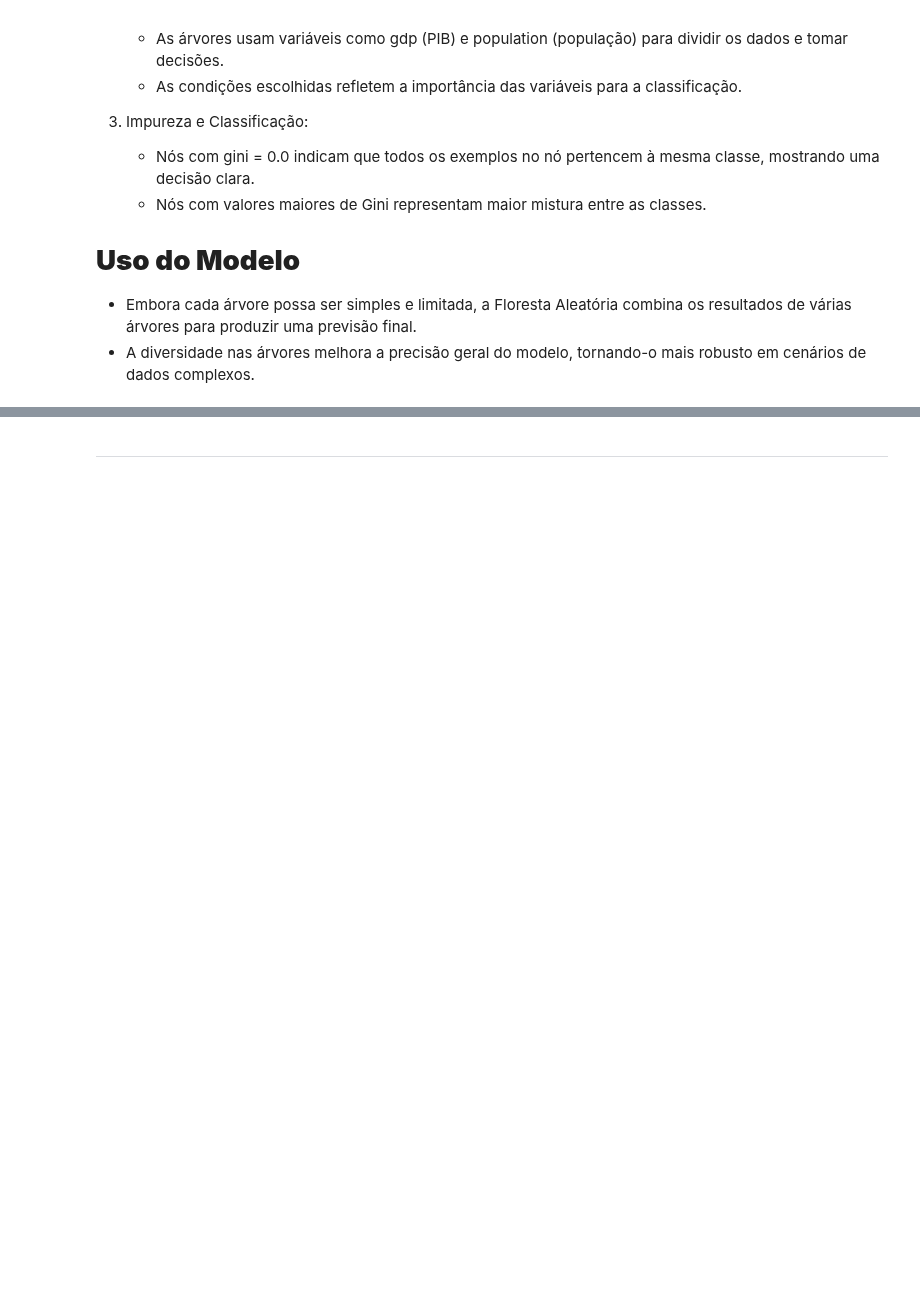
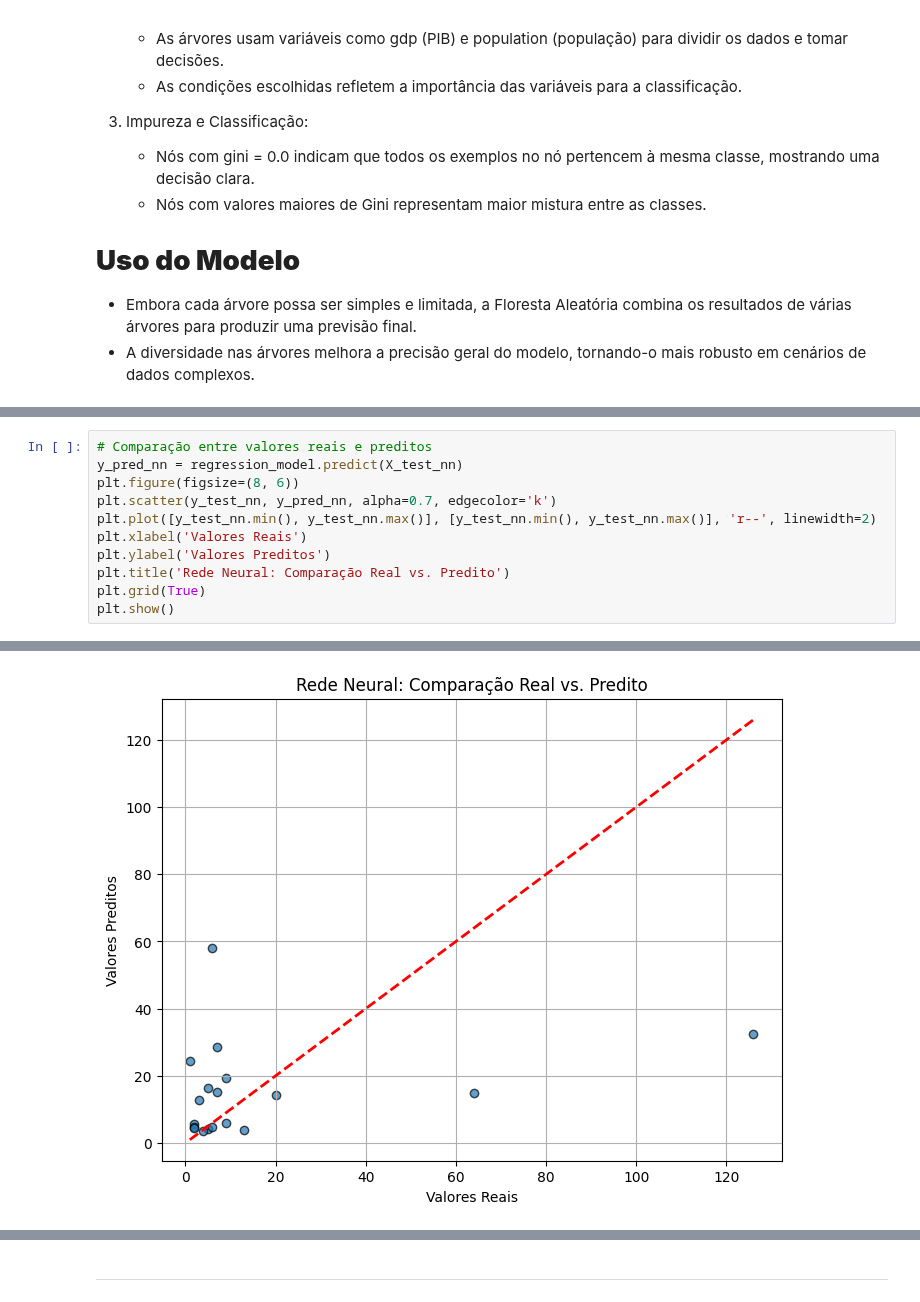
Before and after one commit to Bmartins25/Mineracao_de_dados_and_LLM_UFMG, a Jupyter notebook: TP4_fase_1_2_3_Regressao_de_dados.ipynb, the cells around one changed output, grey strips where cells are left out. Drawn from its saved outputs; the diff is of its cells as text; blank space fills up the shorter version.

```diff
--- a/TP4_fase_1_2_3_Regressao_de_dados.ipynb
+++ b/TP4_fase_1_2_3_Regressao_de_dados.ipynb
@@ -667,0 +791,12 @@ O gráfico apresenta a visualização de três árvores individuais dentro de um
+# %%
+# Comparação entre valores reais e preditos
+y_pred_nn = regression_model.predict(X_test_nn)
+plt.figure(figsize=(8, 6))
+plt.scatter(y_test_nn, y_pred_nn, alpha=0.7, edgecolor='k')
+plt.plot([y_test_nn.min(), y_test_nn.max()], [y_test_nn.min(), y_test_nn.max()], 'r--', linewidth=2)
+plt.xlabel('Valores Reais')
+plt.ylabel('Valores Preditos')
+plt.title('Rede Neural: Comparação Real vs. Predito')
+plt.grid(True)
+plt.show()
+# %% [output]
@@ -667,0 +804 @@ O gráfico apresenta a visualização de três árvores individuais dentro de um
+[figure, added]
```
Also changed, not shown: parts of 16 cells of this notebook.
